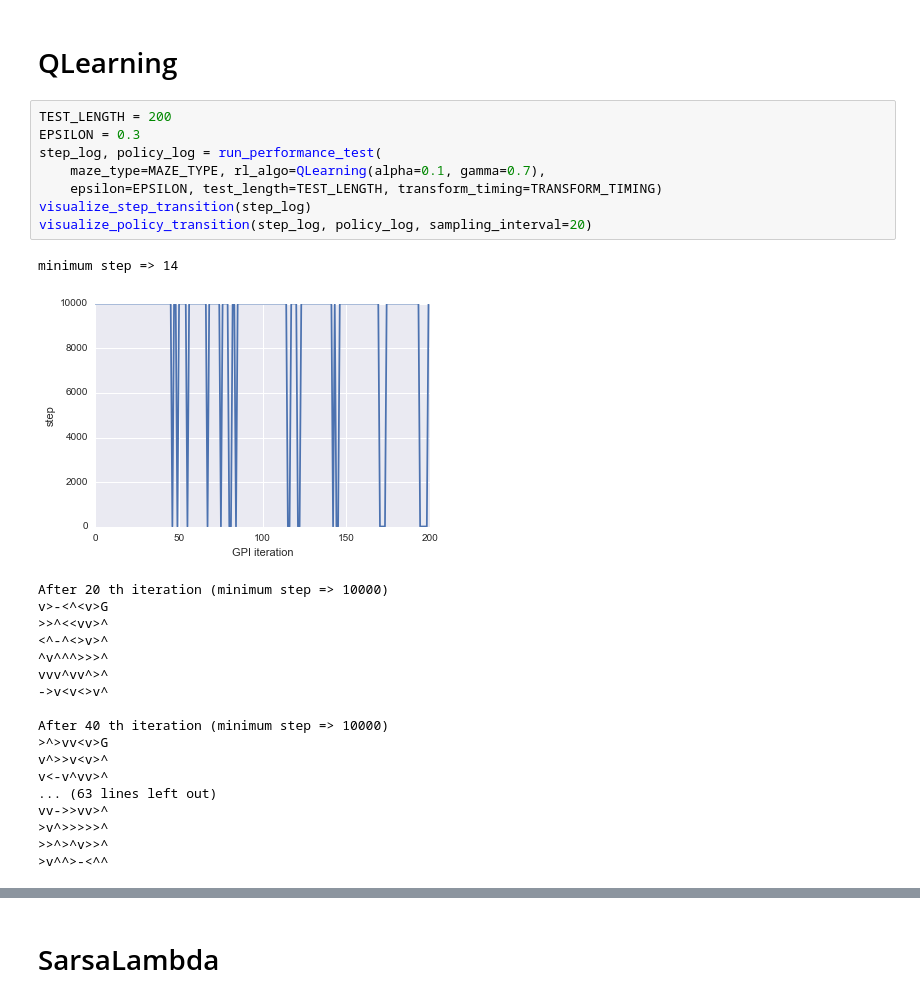
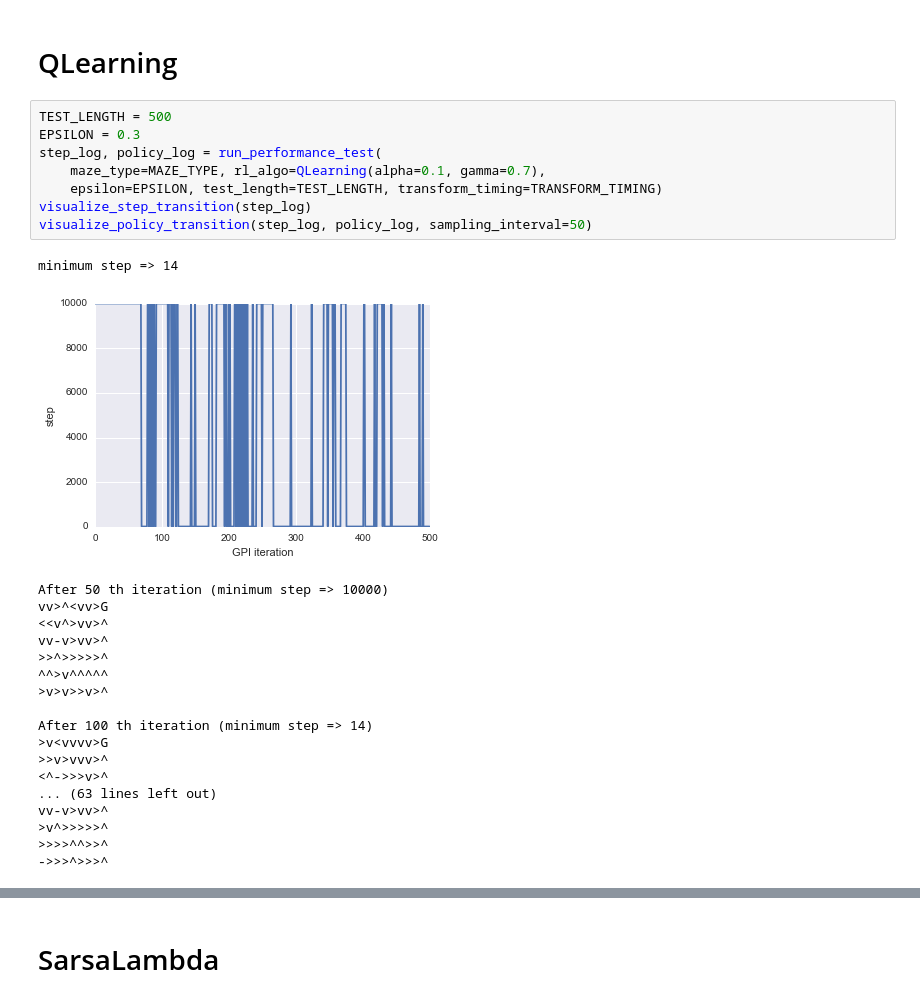
Before and after one commit to ishikota/kyoka, a Jupyter notebook: sample/maze/notebook/maze_keras_value_function_test.ipynb, the cells around one changed output, grey strips where cells are left out. Saved outputs shown, nothing was run; the diff lists cells and outputs as text.

```diff
--- a/sample/maze/notebook/maze_keras_value_function_test.ipynb
+++ b/sample/maze/notebook/maze_keras_value_function_test.ipynb
@@ -159,31 +157,31 @@ After 40 th iteration (minimum step => 10000)
 # %% [markdown]
 # QLearning
 # %%
-TEST_LENGTH = 200
+TEST_LENGTH = 500
 EPSILON = 0.3
 step_log, policy_log = run_performance_test(
     maze_type=MAZE_TYPE, rl_algo=QLearning(alpha=0.1, gamma=0.7),
     epsilon=EPSILON, test_length=TEST_LENGTH, transform_timing=TRANSFORM_TIMING)
 visualize_step_transition(step_log)
-visualize_policy_transition(step_log, policy_log, sampling_interval=20)
+visualize_policy_transition(step_log, policy_log, sampling_interval=50)
 # %% [output]
 minimum step => 14
-[figure, old version]
+[figure, new version]
-After 20 th iteration (minimum step => 10000)
-v>-<^<v>G
->>^<<vv>^
-<^-^<>v>^
-^v^^^>>>^
-vvv^vv^>^
-->v<v<>v^
+After 50 th iteration (minimum step => 10000)
+vv>^<vv>G
+<<v^>vv>^
+vv-v>vv>^
+>>^>>>>>^
+^^>v^^^^^
+>v>v>>v>^
 
-After 40 th iteration (minimum step => 10000)
->^>vv<v>G
-v^>>v<v>^
-v<-v^vv>^
+After 100 th iteration (minimum step => 14)
+>v<vvvv>G
+>>v>vvv>^
+<^->>>v>^
 ... (63 lines left out)
-vv->>vv>^
+vv-v>vv>^
 >v^>>>>>^
->>^>^v>>^
->v^^>-<^^
+>>>>^^>>^
+->>>^>>>^
 # %%
```
Also changed, not shown: parts of 8 cells of this notebook.
